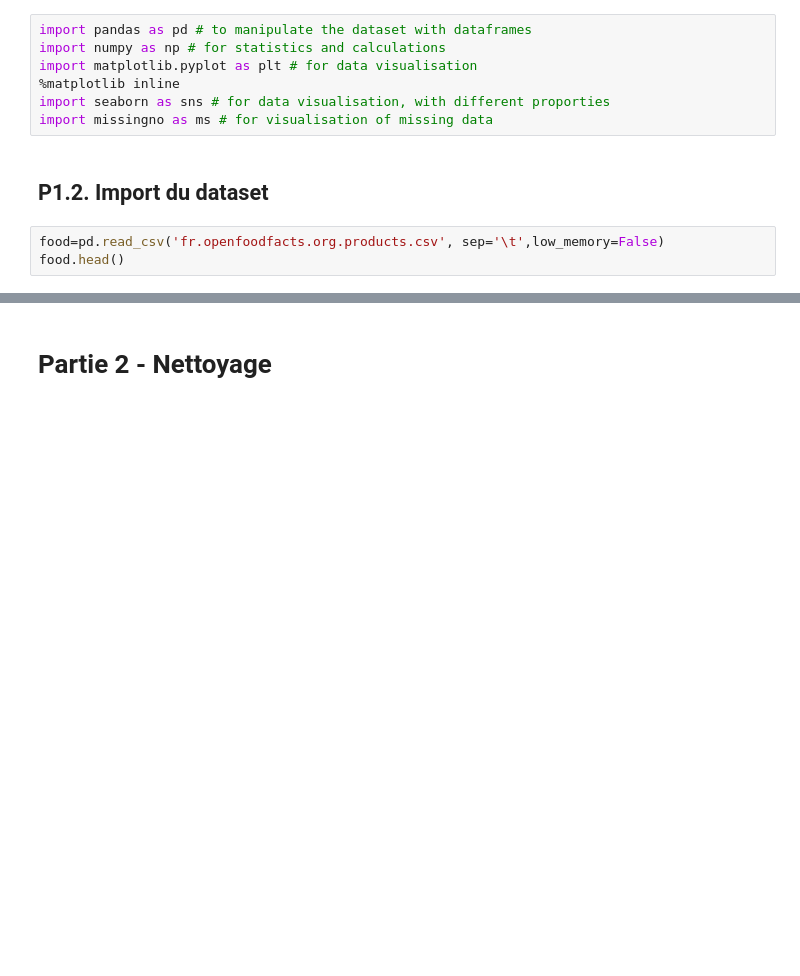
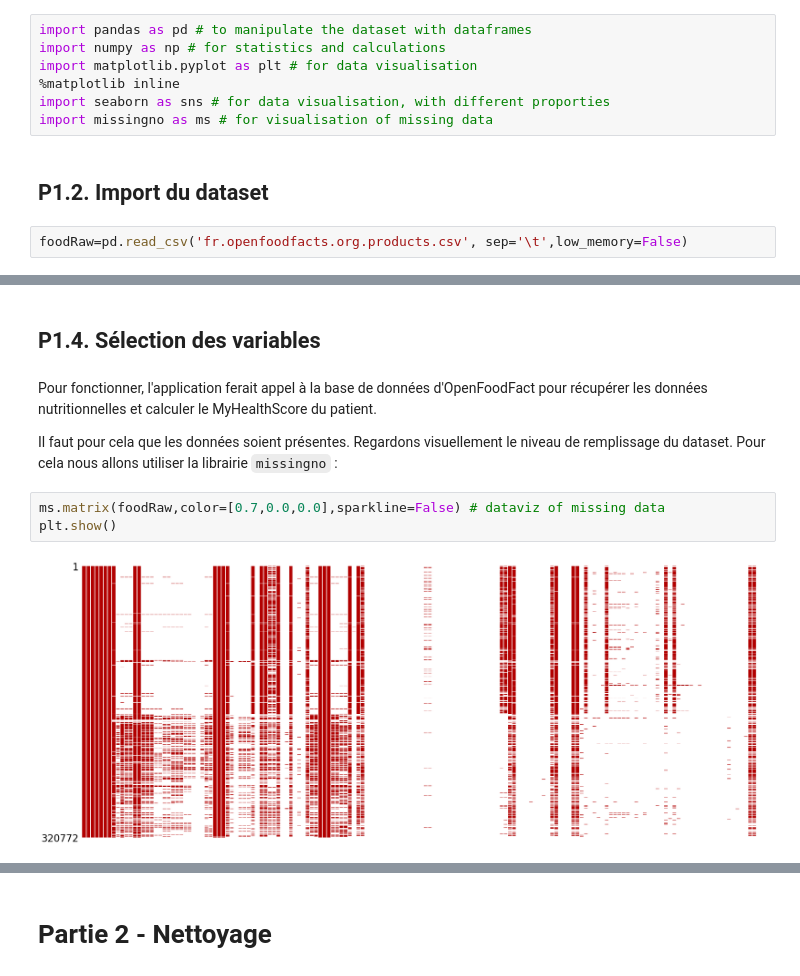
Before and after one commit to ClementPatin/OC-P3, a Jupyter notebook: Patin_Clement_1_notebook_052023.ipynb, the cells around one changed output, grey strips where cells are left out. Drawn from its saved outputs; the diff is of its cells as text; blank space fills up the shorter version.

```diff
--- a/Patin_Clement_1_notebook_052023.ipynb
+++ b/Patin_Clement_1_notebook_052023.ipynb
@@ -22,5 +33,4 @@ import missingno as ms # for visualisation of missing data
 # %% [markdown]
 ## P1.2. Import du dataset
 # %%
-food=pd.read_csv('fr.openfoodfacts.org.products.csv', sep='\t',low_memory=False)
-food.head()
+foodRaw=pd.read_csv('fr.openfoodfacts.org.products.csv', sep='\t',low_memory=False)
@@ -34,0 +101,11 @@ food.head()
+# %% [markdown]
+## P1.4. Sélection des variables
+# %% [markdown]
+Pour fonctionner, l'application ferait appel à la base de données d'OpenFoodFact pour récupérer les données nutritionnelles et calculer le MyHealthScore du patient.
+
+Il faut pour cela que les données soient présentes. Regardons visuellement le niveau de remplissage du dataset. Pour cela nous allons utiliser la librairie `missingno` :
+# %%
+ms.matrix(foodRaw,color=[0.7,0.0,0.0],sparkline=False) # dataviz of missing data
+plt.show()
+# %% [output]
+[figure, added]
```
Also changed, not shown: parts of 31 cells of this notebook.
